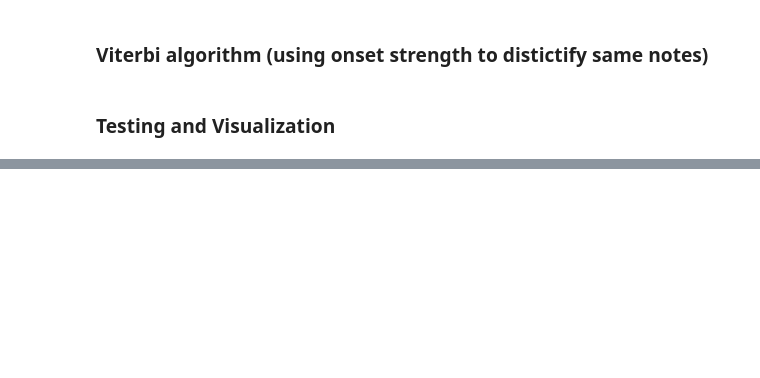
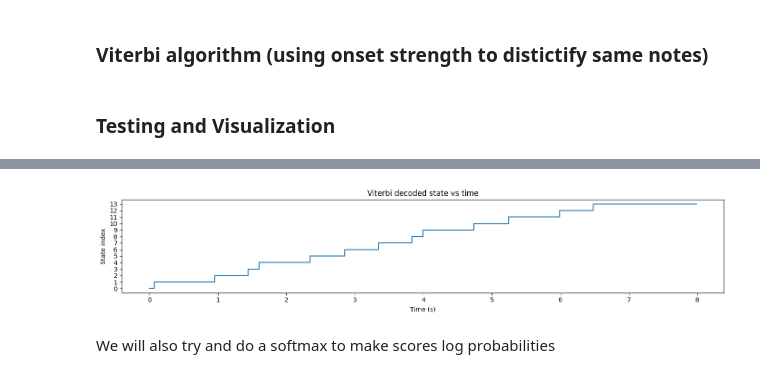
Before and after one commit to schakk34/piano_accuracy, a Jupyter notebook: HMM.ipynb, the cells around one changed output, grey strips where cells are left out. Drawn from its saved outputs; the diff is of its cells as text; code cells hidden in the pictures; blank space fills up the shorter version.

```diff
--- a/HMM.ipynb
+++ b/HMM.ipynb
@@ -267,0 +333,7 @@ plot_state_path(path, sr, hop_length)
+# %%
+path2 = viterbi_left_right_cooldown(A, pi, B, min_gap=6, adv_penalty=0.0)
+plot_state_path(path2, sr, hop_length)
+# %% [output]
+[figure, added]
+# %% [markdown]
+We will also try and do a softmax to make scores log probabilities
```
Also changed, not shown: parts of 10 cells of this notebook.
